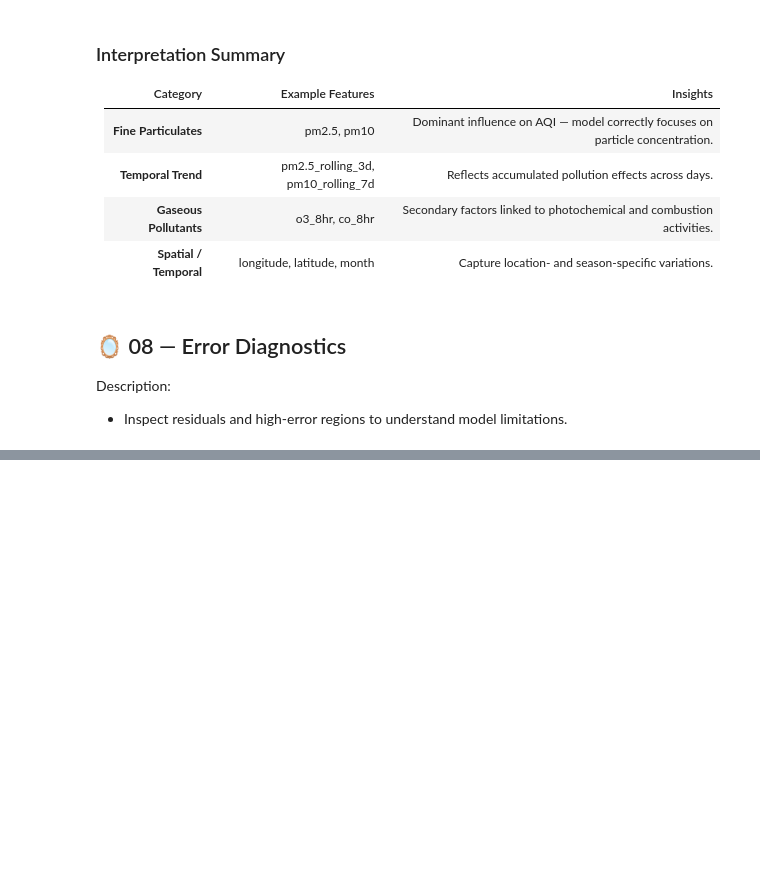
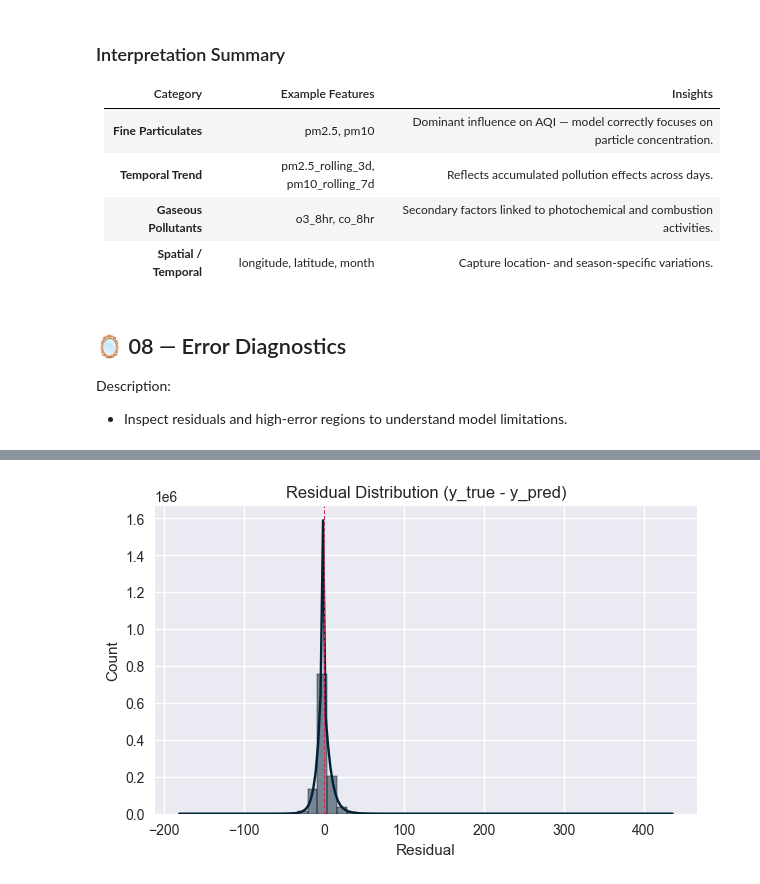
Before and after one commit to chgwyellow/air_pollution_analysis, a Jupyter notebook: notebook/04_nonlinear_modeling.ipynb, the cells around one changed output, grey strips where cells are left out. Drawn from its saved outputs; the diff is of its cells as text; code cells hidden in the pictures; blank space fills up the shorter version.

```diff
--- a/notebook/04_nonlinear_modeling.ipynb
+++ b/notebook/04_nonlinear_modeling.ipynb
@@ -467,0 +456,11 @@ Description:
+# %%
+# === 1. — Compute Residuals ===
+residuals = y_test - y_pred
+
+res_df = pd.DataFrame({
+    "y_true": y_test,
+    "y_pred": y_pred,
+    "residual": residuals
+})
+info(f"Residuals computed: mean={residuals.mean():.3f}, std={residuals.std():.3f}")
+res_df.head()
@@ -467,0 +475,11 @@ Description:
+# %%
+# === 2. — Residual Distribution ===
+plt.figure(figsize=(7,4))
+sns.histplot(res_df["residual"], bins=50, kde=True, color="#032135")
+plt.title("Residual Distribution (y_true - y_pred)")
+plt.xlabel("Residual")
+plt.ylabel("Count")
+plt.axvline(x=0, color="#CC3057", linestyle="--", linewidth=0.8)
+plt.show()
+# %% [output]
+[figure, added]
```
Also changed, not shown: parts of 7 cells of this notebook.
